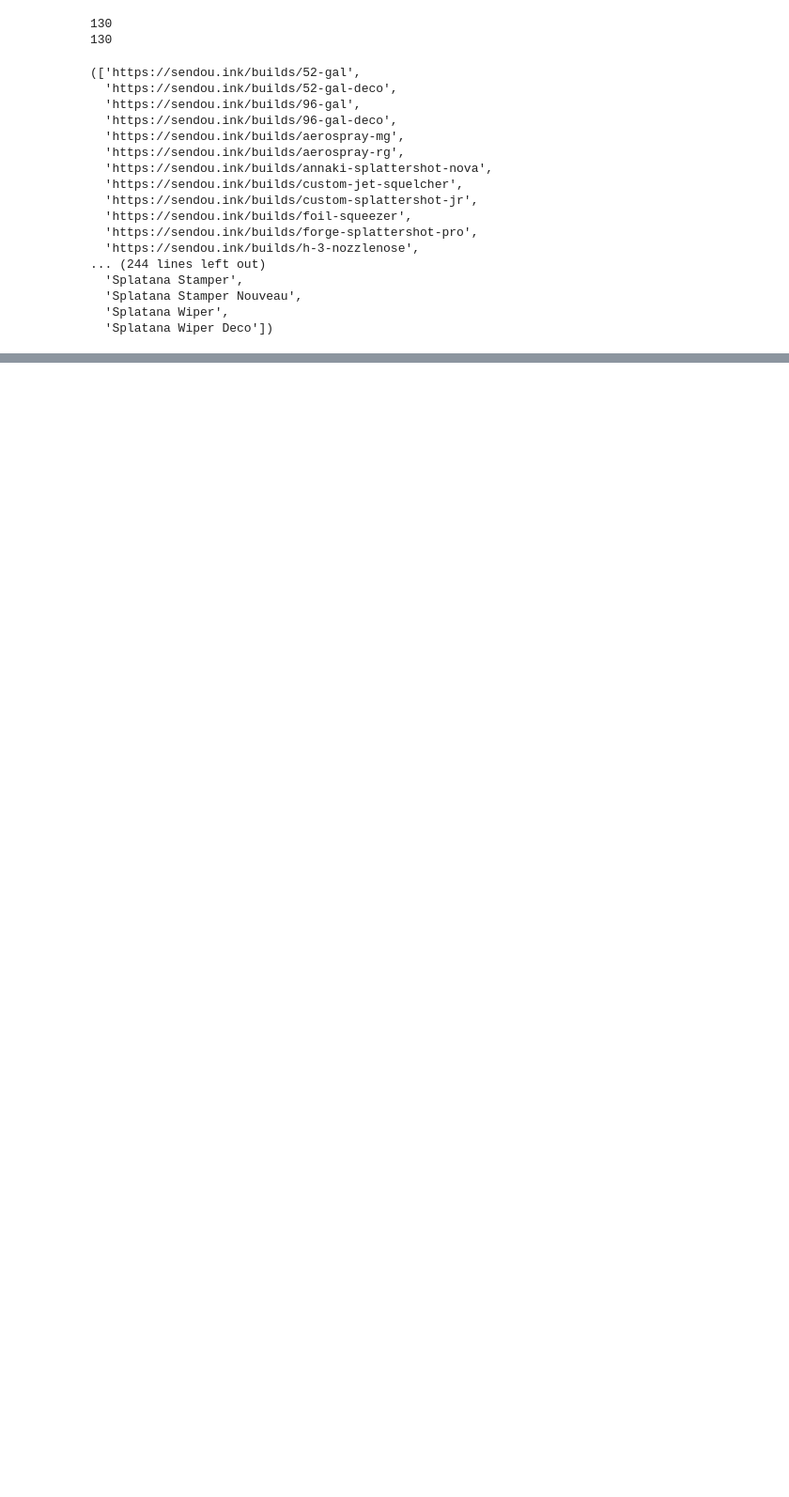
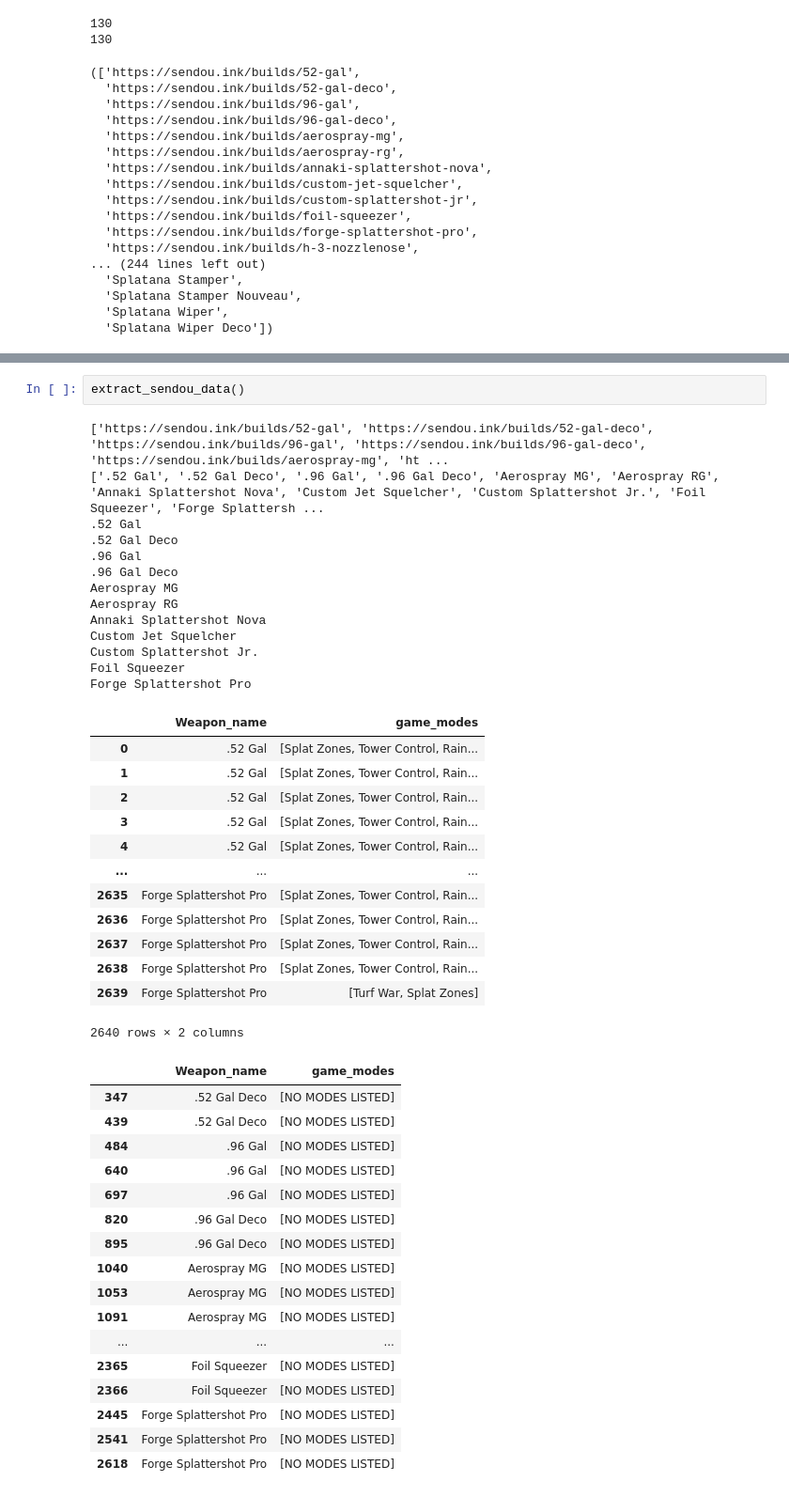
Before and after one commit to MaryamAlam996/Capstone_Splatoon_Streamlit, a Jupyter notebook: notebooks/DRAFT_extract.ipynb, the cells around one changed output, grey strips where cells are left out. Shown: that part at 94% size. Saved outputs shown, nothing was run; the diff lists cells and outputs as text; blank space fills up the shorter version.

Commit message:
Completed extract sendou code, still need to add more tests

```diff
--- a/notebooks/DRAFT_extract.ipynb
+++ b/notebooks/DRAFT_extract.ipynb
@@ -223,0 +864,46 @@ weapon_build_paths()
+# %%
+extract_sendou_data()
+# %% [output]
+['https://sendou.ink/builds/52-gal', 'https://sendou.ink/builds/52-gal-deco', 'https://sendou.ink/builds/96-gal', 'https://sendou.ink/builds/96-gal-deco', 'https://sendou.ink/builds/aerospray-mg', 'ht ...
+['.52 Gal', '.52 Gal Deco', '.96 Gal', '.96 Gal Deco', 'Aerospray MG', 'Aerospray RG', 'Annaki Splattershot Nova', 'Custom Jet Squelcher', 'Custom Splattershot Jr.', 'Foil Squeezer', 'Forge Splattersh ...
+.52 Gal
+.52 Gal Deco
+.96 Gal
+.96 Gal Deco
+Aerospray MG
+Aerospray RG
+Annaki Splattershot Nova
+Custom Jet Squelcher
+Custom Splattershot Jr.
+Foil Squeezer
+Forge Splattershot Pro
+|  | Weapon_name | game_modes |
+| 0 | .52 Gal | [Splat Zones, Tower Control, Rain... |
+| 1 | .52 Gal | [Splat Zones, Tower Control, Rain... |
+| 2 | .52 Gal | [Splat Zones, Tower Control, Rain... |
+| 3 | .52 Gal | [Splat Zones, Tower Control, Rain... |
+| 4 | .52 Gal | [Splat Zones, Tower Control, Rain... |
+| ... | ... | ... |
+| 2635 | Forge Splattershot Pro | [Splat Zones, Tower Control, Rain... |
+| 2636 | Forge Splattershot Pro | [Splat Zones, Tower Control, Rain... |
+| 2637 | Forge Splattershot Pro | [Splat Zones, Tower Control, Rain... |
+| 2638 | Forge Splattershot Pro | [Splat Zones, Tower Control, Rain... |
+| 2639 | Forge Splattershot Pro | [Turf War, Splat Zones] |
+2640 rows × 2 columns
+|  | Weapon_name | game_modes |
+| 347 | .52 Gal Deco | [NO MODES LISTED] |
+| 439 | .52 Gal Deco | [NO MODES LISTED] |
+| 484 | .96 Gal | [NO MODES LISTED] |
+| 640 | .96 Gal | [NO MODES LISTED] |
+| 697 | .96 Gal | [NO MODES LISTED] |
+| 820 | .96 Gal Deco | [NO MODES LISTED] |
+| 895 | .96 Gal Deco | [NO MODES LISTED] |
+| 1040 | Aerospray MG | [NO MODES LISTED] |
+| 1053 | Aerospray MG | [NO MODES LISTED] |
+| 1091 | Aerospray MG | [NO MODES LISTED] |
+| ... | ... | ... |
+| 2365 | Foil Squeezer | [NO MODES LISTED] |
+| 2366 | Foil Squeezer | [NO MODES LISTED] |
+| 2445 | Forge Splattershot Pro | [NO MODES LISTED] |
+| 2541 | Forge Splattershot Pro | [NO MODES LISTED] |
+| 2618 | Forge Splattershot Pro | [NO MODES LISTED] |
```
Also changed, not shown: parts of 11 cells of this notebook, 4 other files.
